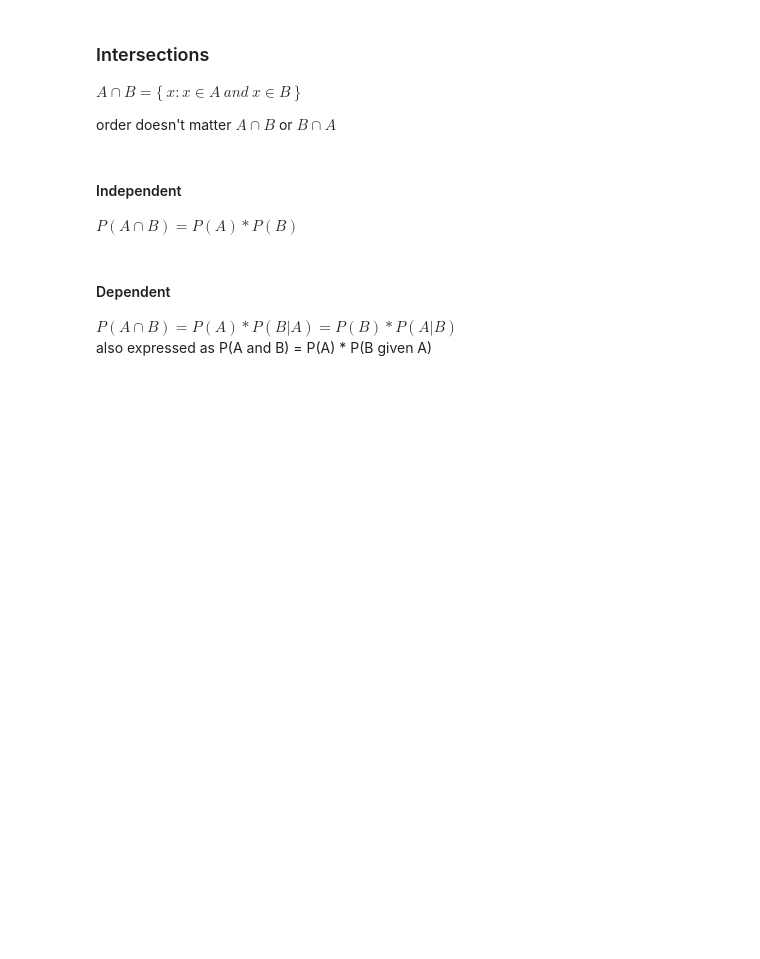
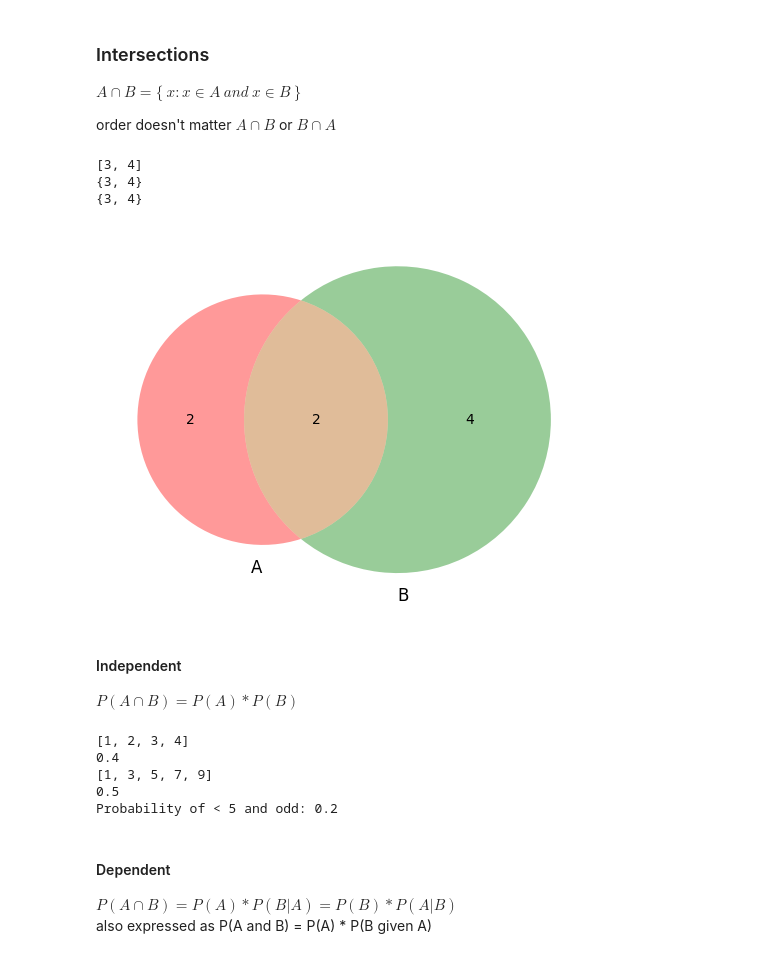
Before and after one commit to BeautyKabore/UNT-DTSC-4050, a Jupyter notebook: Week_04_Probability/Week_04_Probability.ipynb, the cells around one changed output. Cells and saved outputs as stored; diff of their text form; code cells hidden in the pictures; blank space fills up the shorter version.

```diff
--- a/Week_04_Probability/Week_04_Probability.ipynb
+++ b/Week_04_Probability/Week_04_Probability.ipynb
@@ -453,42 +514,53 @@ $A \cap B = \{\: x: x \in A \: and \: x \in B \:\}$
 
 order doesn't matter $A \cap B$ or $B \cap A$
 # %%
-# # https://anaconda.org/conda-forge/matplotlib-venn
-# # https://pypi.org/project/matplotlib-venn/
-# # https://towardsdatascience.com/visualizing-intersections-and-overlaps-with-python-a6af49c597d9
-# # https://practicaldatascience.co.uk/data-science/how-to-visualise-data-using-venn-diagrams-in-matplotlib
+# https://anaconda.org/conda-forge/matplotlib-venn
+# https://pypi.org/project/matplotlib-venn/
+# https://towardsdatascience.com/visualizing-intersections-and-overlaps-with-python-a6af49c597d9
+# https://practicaldatascience.co.uk/data-science/how-to-visualise-data-using-venn-diagrams-in-matplotlib
 
-# import matplotlib.pyplot as plt
-# from matplotlib_venn import venn2, venn2_circles
+import matplotlib.pyplot as plt
+from matplotlib_venn import venn2, venn2_circles
 
-# set1 = {1, 2, 3, 4}
-# set2 = {3, 4, 5, 6, 7, 8}
-# print([value for value in set1 if value in set2])
-# print(set1 & set2)
-# print(set1.intersection(set2))
+set1 = {1, 2, 3, 4}
+set2 = {3, 4, 5, 6, 7, 8}
+print([value for value in set1 if value in set2])
+print(set1 & set2)
+print(set1.intersection(set2))
 
-# venn2([set1, set2])
-# plt.show()
+venn2([set1, set2])
+plt.show()
+# %% [output]
+[3, 4]
+{3, 4}
+{3, 4}
+[figure, added]
 # %% [markdown]
 #### Independent
 
 $P(A \cap B) = P(A) * P(B)$
 # %%
-# # what's the probability of a random pick of a number from 1 - 10 if P(A) less than 5 and P(B) odd
-# # filter https://www.pythonlikeyoumeanit.com/Module2_EssentialsOfPython/Iterables.html
-# event_space = [1, 2, 3, 4, 5, 6, 7, 8, 9, 10]
-# N = len(event_space)
-# a = filter(lambda x: x < 5, event_space)
-# a = list(a)
-# print(a)
-# pa = len(list(a))/N
-# print(pa)
-# b = filter(lambda x: x % 2 == 1, event_space)
-# b = list(b)
-# print(b)
-# pb = len(list(b))/N
-# print(pb)
-# print(f'Probability of < 5 and odd: {pa * pb}')
+# what's the probability of a random pick of a number from 1 - 10 if P(A) less than 5 and P(B) odd
+# filter https://www.pythonlikeyoumeanit.com/Module2_EssentialsOfPython/Iterables.html
+event_space = [1, 2, 3, 4, 5, 6, 7, 8, 9, 10]
+N = len(event_space)
+a = filter(lambda x: x < 5, event_space)
+a = list(a)
+print(a)
+pa = len(list(a))/N
+print(pa)
+b = filter(lambda x: x % 2 == 1, event_space)
+b = list(b)
+print(b)
+pb = len(list(b))/N
+print(pb)
+print(f'Probability of < 5 and odd: {pa * pb}')
+# %% [output]
+[1, 2, 3, 4]
+0.4
+[1, 3, 5, 7, 9]
+0.5
+Probability of < 5 and odd: 0.2
 # %% [markdown]
 #### Dependent
 
```
Also changed, not shown: parts of 17 cells of this notebook.
